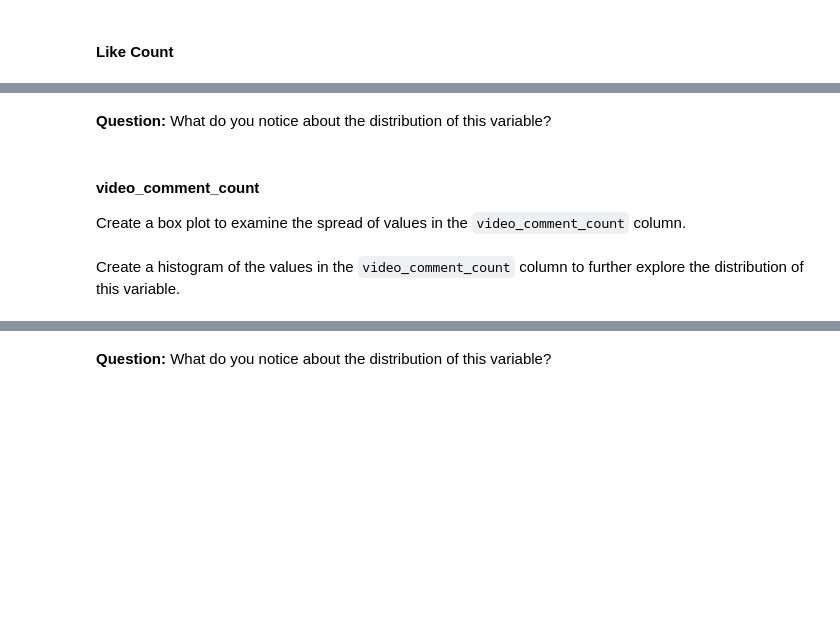
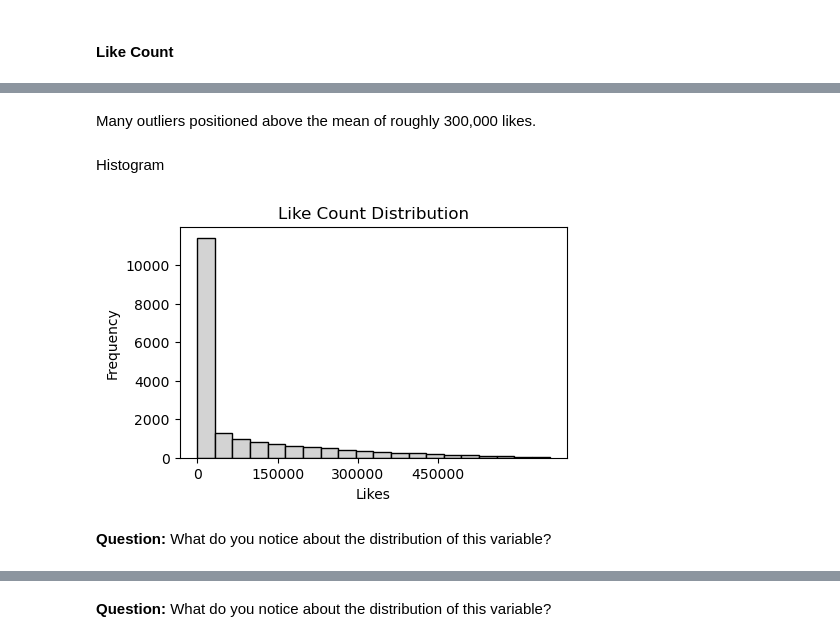
Before and after one commit to lenifilgueira/TikTok-EDA-and-Data-Visualization-Project, a Jupyter notebook: EDA and Data Visualization - TikTok.ipynb, the cells around one changed output, grey strips where cells are left out. Saved outputs shown, nothing was run; the diff lists cells and outputs as text; code cells hidden in the pictures; blank space fills up the shorter version.

```diff
--- a/EDA and Data Visualization - TikTok.ipynb
+++ b/EDA and Data Visualization - TikTok.ipynb
@@ -201,6 +206,20 @@ Create a histogram of the values in the `video_like_count` column to further exp
+# %% [markdown]
+Many outliers positioned above the mean of roughly 300,000 likes.
+# %% [markdown]
+Histogram
+# %%
+plt.figure(figsize=(5, 3))
+plt.hist(df['video_like_count'],
+         bins=20,
+         range=[0,df['video_like_count'].max()],
+         edgecolor='black',
+         color='lightgrey')
+plt.xticks(range(0,600000,150000))
+plt.xlabel('Likes')
+plt.ylabel('Frequency')
+plt.title('Like Count Distribution')
+plt.show()
+# %% [output]
+[figure, added]
 # %% [markdown]
 **Question:** What do you notice about the distribution of this variable?
-# %% [markdown]
-#### **video_comment_count**
-
-Create a box plot to examine the spread of values in the `video_comment_count` column.
@@ -210,2 +225,0 @@ Create a box plot to examine the spread of values in the `video_comment_count` c
-# %% [markdown]
-Create a histogram of the values in the `video_comment_count` column to further explore the distribution of this variable.
```
Also changed, not shown: parts of 75 cells of this notebook.
